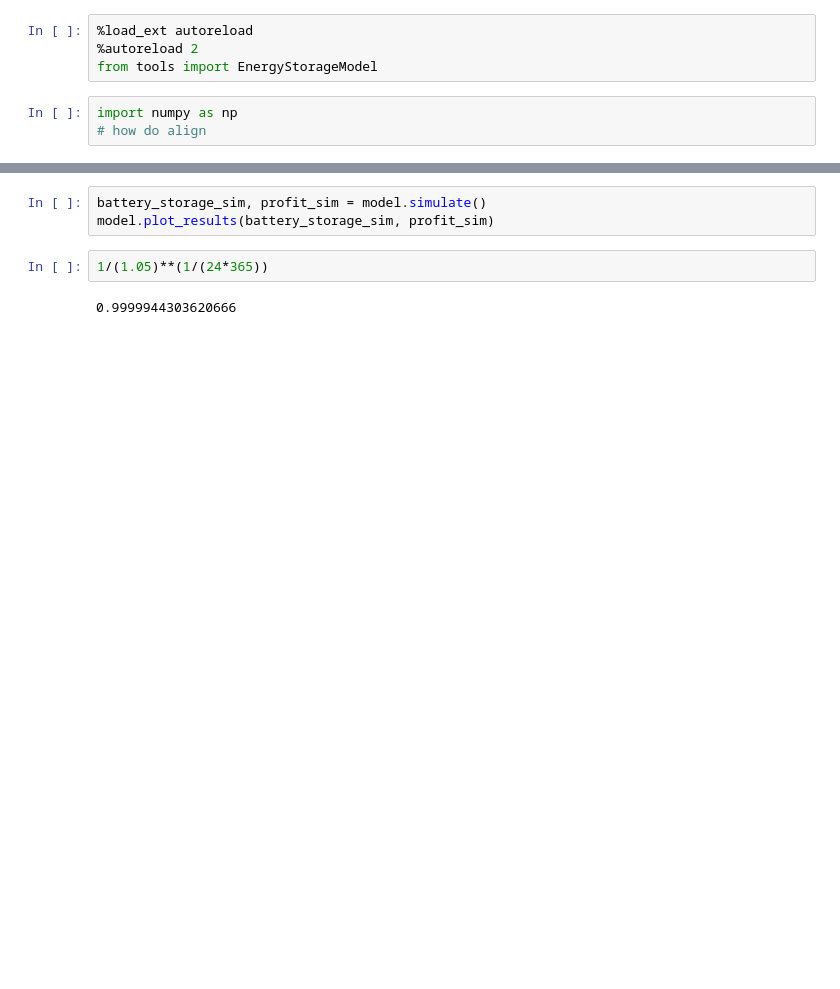
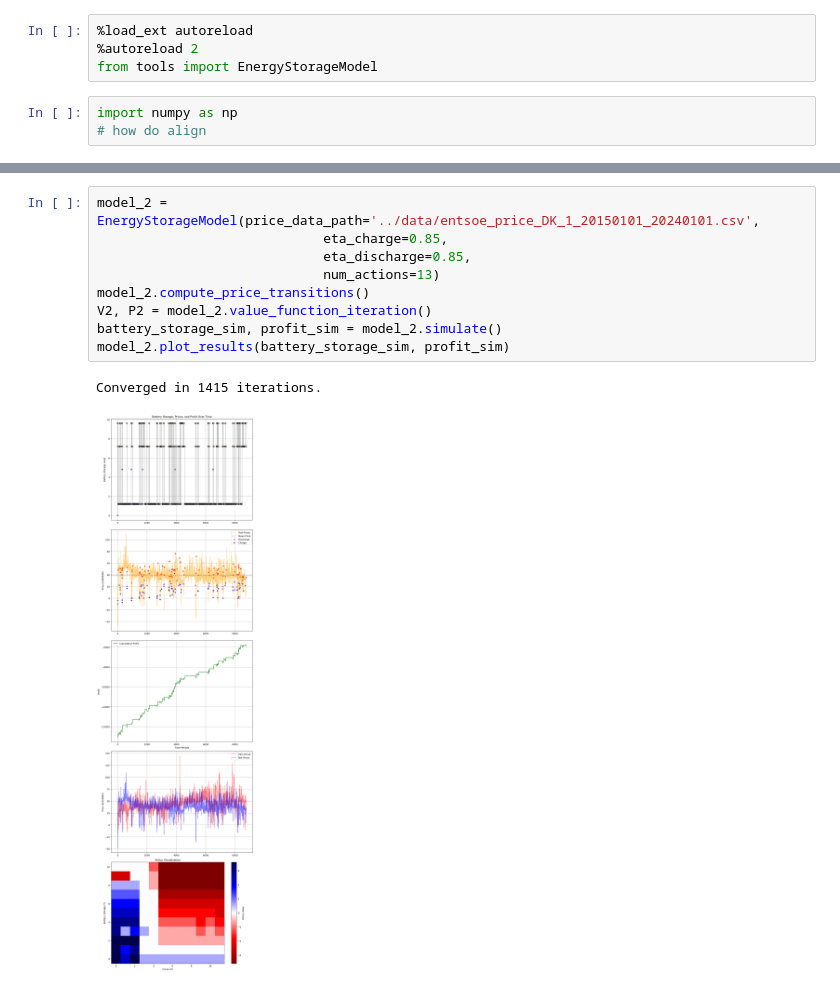
Before and after one commit to gqh814/battery, a Jupyter notebook: code/model.ipynb, the cells around one changed output, grey strips where cells are left out. Drawn from its saved outputs; the diff is of its cells as text; blank space fills up the shorter version.

```diff
--- a/code/model.ipynb
+++ b/code/model.ipynb
@@ -43,7 +28,12 @@ NameError: name 'P' is not defined
 # %%
-battery_storage_sim, profit_sim = model.simulate()
-model.plot_results(battery_storage_sim, profit_sim)
+model_2 = EnergyStorageModel(price_data_path='../data/entsoe_price_DK_1_20150101_20240101.csv',
+                             eta_charge=0.85,
+                             eta_discharge=0.85,
+                             num_actions=13)
+model_2.compute_price_transitions()
+V2, P2 = model_2.value_function_iteration()
+battery_storage_sim, profit_sim = model_2.simulate()
+model_2.plot_results(battery_storage_sim, profit_sim)
+# %% [output]
+Converged in 1415 iterations.
+[figure, added]
-# %%
-1/(1.05)**(1/(24*365))
-# %% [output]
-0.9999944303620666
```
Also changed, not shown: parts of 6 cells of this notebook, 1 other file.
